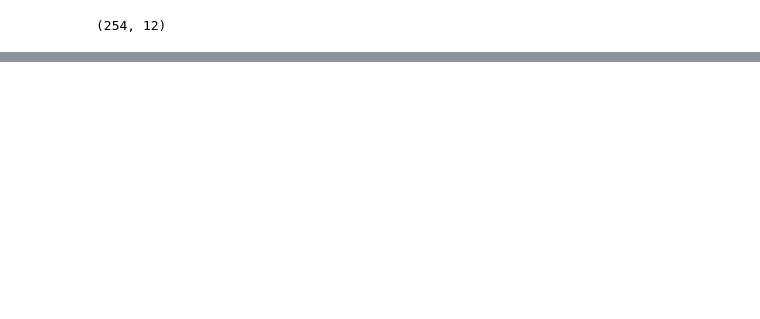
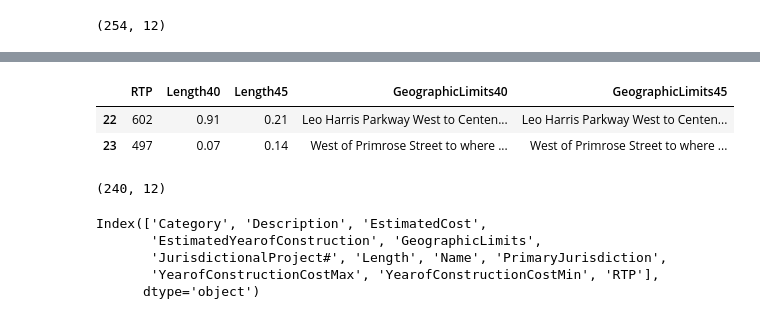
Before and after one commit to dongmeic/RTP, a Jupyter notebook: projlist/4.revise_RTP_data.ipynb, the cells around one changed output, grey strips where cells are left out. Saved outputs shown, nothing was run; the diff lists cells and outputs as text; code cells hidden in the pictures; blank space fills up the shorter version.

```diff
--- a/projlist/4.revise_RTP_data.ipynb
+++ b/projlist/4.revise_RTP_data.ipynb
@@ -296,0 +333,6 @@ data = RTP.getCombinedTables(cat='missing')
+# %%
+data[data.LengthDiff == 999 ][['RTP', 'Length40', 'Length45', 'GeographicLimits40', 'GeographicLimits45']]
+# %% [output]
+|  | RTP | Length40 | Length45 | GeographicLimits40 | GeographicLimits45 |
+| 22 | 602 | 0.91 | 0.21 | Leo Harris Parkway West to Centen... | Leo Harris Parkway West to Centen... |
+| 23 | 497 | 0.07 | 0.14 | West of Primrose Street to where ... | West of Primrose Street to where ... |
@@ -296,0 +341,12 @@ data = RTP.getCombinedTables(cat='missing')
+# %%
+data2.shape
+# %% [output]
+(240, 12)
+# %%
+data2.columns
+# %% [output]
+Index(['Category', 'Description', 'EstimatedCost',
+       'EstimatedYearofConstruction', 'GeographicLimits',
+       'JurisdictionalProject#', 'Length', 'Name', 'PrimaryJurisdiction',
+       'YearofConstructionCostMax', 'YearofConstructionCostMin', 'RTP'],
+      dtype='object')
```
Also changed, not shown: parts of 6 cells of this notebook, 1 other file.
